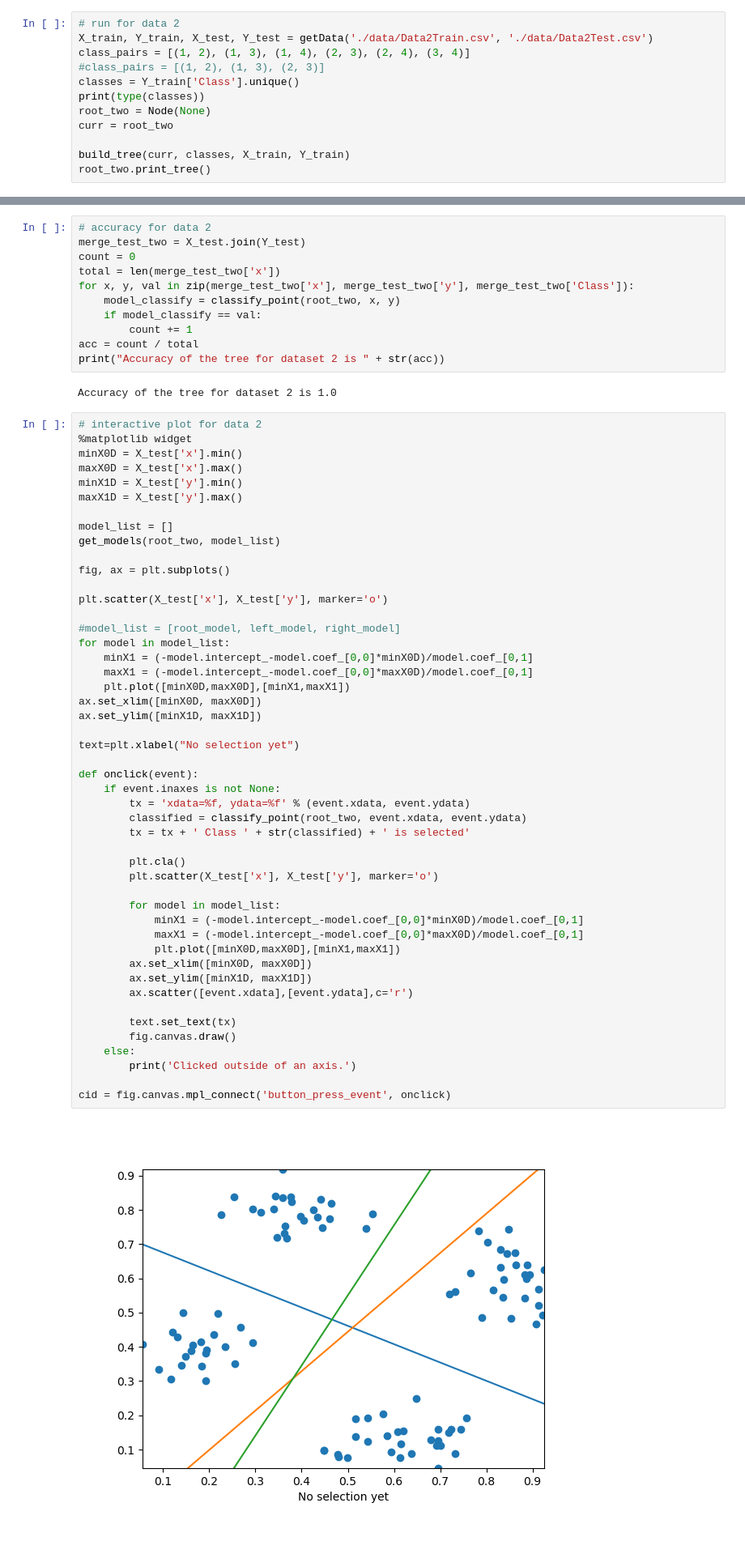
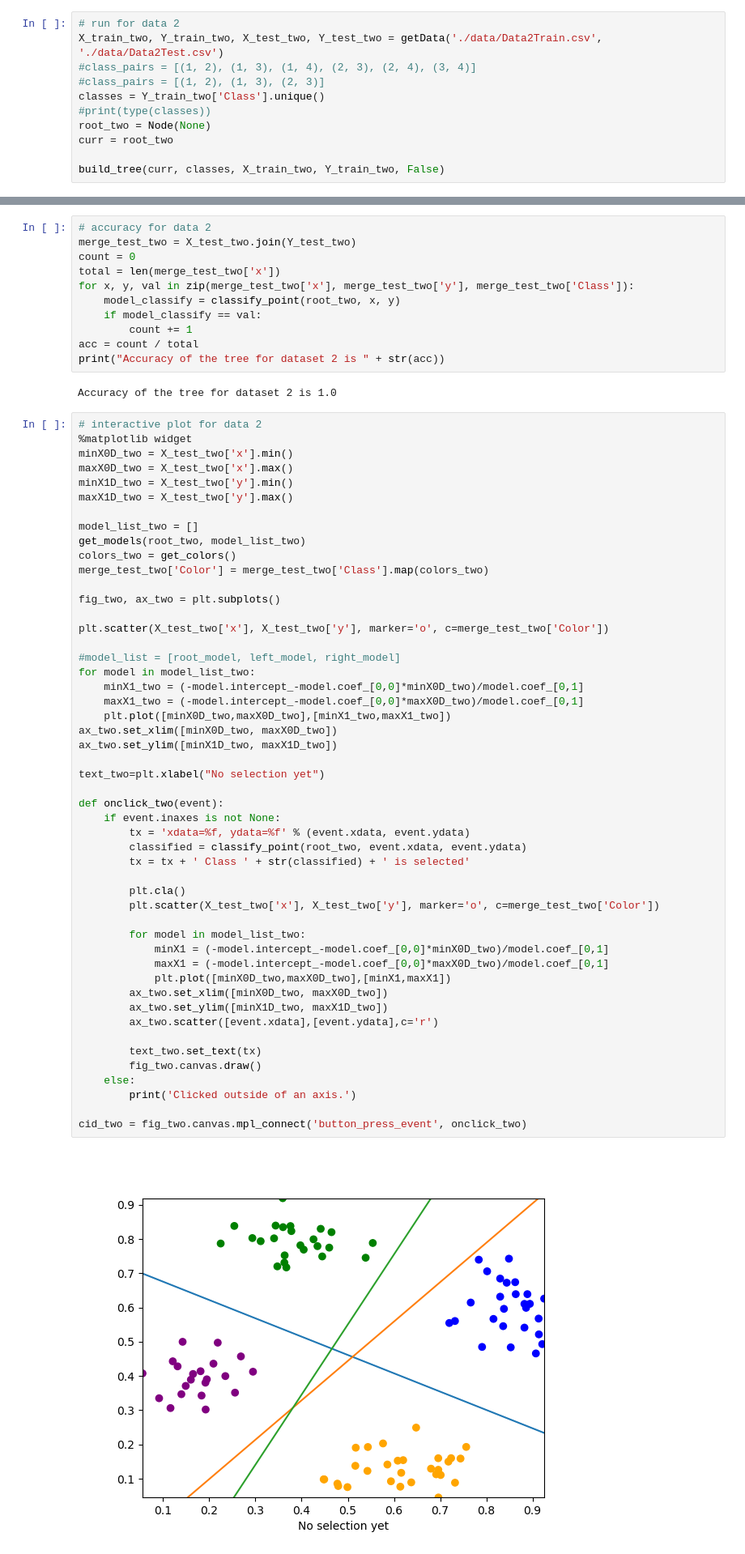
Before and after one commit to emmae04/380_finalProject, a Jupyter notebook: test_gini.ipynb, the cells around one changed output, grey strips where cells are left out. Shown: that part at 81% size. Saved outputs shown, nothing was run; the diff lists cells and outputs as text.

Commit message:
colored points for each class, code cleanup

```diff
--- a/test_gini.ipynb
+++ b/test_gini.ipynb
@@ -640,12 +643,11 @@ cid = fig.canvas.mpl_connect('button_press_event', onclick)
 # %%
 # run for data 2
-X_train, Y_train, X_test, Y_test = getData('./data/Data2Train.csv', './data/Data2Test.csv')
-class_pairs = [(1, 2), (1, 3), (1, 4), (2, 3), (2, 4), (3, 4)]
+X_train_two, Y_train_two, X_test_two, Y_test_two = getData('./data/Data2Train.csv', './data/Data2Test.csv')
+#class_pairs = [(1, 2), (1, 3), (1, 4), (2, 3), (2, 4), (3, 4)]
 #class_pairs = [(1, 2), (1, 3), (2, 3)]
-classes = Y_train['Class'].unique()
-print(type(classes))
+classes = Y_train_two['Class'].unique()
+#print(type(classes))
 root_two = Node(None)
 curr = root_two
 
-build_tree(curr, classes, X_train, Y_train)
-root_two.print_tree()
+build_tree(curr, classes, X_train_two, Y_train_two, False)
@@ -670,6 +654,6 @@ False
 # %%
 # accuracy for data 2
-merge_test_two = X_test.join(Y_test)
+merge_test_two = X_test_two.join(Y_test_two)
 count = 0
 total = len(merge_test_two['x'])
 for x, y, val in zip(merge_test_two['x'], merge_test_two['y'], merge_test_two['Class']):
@@ -683,52 +667,54 @@ Accuracy of the tree for dataset 2 is 1.0
 # %%
 # interactive plot for data 2
 %matplotlib widget
-minX0D = X_test['x'].min()
-maxX0D = X_test['x'].max()
-minX1D = X_test['y'].min()
-maxX1D = X_test['y'].max()
+minX0D_two = X_test_two['x'].min()
+maxX0D_two = X_test_two['x'].max()
+minX1D_two = X_test_two['y'].min()
+maxX1D_two = X_test_two['y'].max()
 
-model_list = []
-get_models(root_two, model_list)
+model_list_two = []
+get_models(root_two, model_list_two)
+colors_two = get_colors()
+merge_test_two['Color'] = merge_test_two['Class'].map(colors_two)
 
-fig, ax = plt.subplots()
+fig_two, ax_two = plt.subplots()
 
-plt.scatter(X_test['x'], X_test['y'], marker='o')
+plt.scatter(X_test_two['x'], X_test_two['y'], marker='o', c=merge_test_two['Color'])
 
 #model_list = [root_model, left_model, right_model]
-for model in model_list:
-    minX1 = (-model.intercept_-model.coef_[0,0]*minX0D)/model.coef_[0,1]
-    maxX1 = (-model.intercept_-model.coef_[0,0]*maxX0D)/model.coef_[0,1]
-    plt.plot([minX0D,maxX0D],[minX1,maxX1])
-ax.set_xlim([minX0D, maxX0D])
-ax.set_ylim([minX1D, maxX1D])
+for model in model_list_two:
+    minX1_two = (-model.intercept_-model.coef_[0,0]*minX0D_two)/model.coef_[0,1]
+    maxX1_two = (-model.intercept_-model.coef_[0,0]*maxX0D_two)/model.coef_[0,1]
+    plt.plot([minX0D_two,maxX0D_two],[minX1_two,maxX1_two])
+ax_two.set_xlim([minX0D_two, maxX0D_two])
+ax_two.set_ylim([minX1D_two, maxX1D_two])
 
-text=plt.xlabel("No selection yet")
+text_two=plt.xlabel("No selection yet")
 
-def onclick(event):
+def onclick_two(event):
     if event.inaxes is not None:
         tx = 'xdata=%f, ydata=%f' % (event.xdata, event.ydata)
         classified = classify_point(root_two, event.xdata, event.ydata)
         tx = tx + ' Class ' + str(classified) + ' is selected'
 
         plt.cla()
-        plt.scatter(X_test['x'], X_test['y'], marker='o')
+        plt.scatter(X_test_two['x'], X_test_two['y'], marker='o', c=merge_test_two['Color'])
 
-        for model in model_list:
-            minX1 = (-model.intercept_-model.coef_[0,0]*minX0D)/model.coef_[0,1]
-            maxX1 = (-model.intercept_-model.coef_[0,0]*maxX0D)/model.coef_[0,1]
-            plt.plot([minX0D,maxX0D],[minX1,maxX1])
-        ax.set_xlim([minX0D, maxX0D])
-        ax.set_ylim([minX1D, maxX1D])
-        ax.scatter([event.xdata],[event.ydata],c='r')
+        for model in model_list_two:
+            minX1 = (-model.intercept_-model.coef_[0,0]*minX0D_two)/model.coef_[0,1]
+            maxX1 = (-model.intercept_-model.coef_[0,0]*maxX0D_two)/model.coef_[0,1]
+            plt.plot([minX0D_two,maxX0D_two],[minX1,maxX1])
+        ax_two.set_xlim([minX0D_two, maxX0D_two])
+        ax_two.set_ylim([minX1D_two, maxX1D_two])
+        ax_two.scatter([event.xdata],[event.ydata],c='r')
 
-        text.set_text(tx)
-        fig.canvas.draw()
+        text_two.set_text(tx)
+        fig_two.canvas.draw()
     else:
         print('Clicked outside of an axis.')
 
-cid = fig.canvas.mpl_connect('button_press_event', onclick)
+cid_two = fig_two.canvas.mpl_connect('button_press_event', onclick_two)
 # %% [output]
-[figure, old version]
+[figure, new version]
 # %%
 # run for data 3
```
Also changed, not shown: parts of 11 cells of this notebook.
